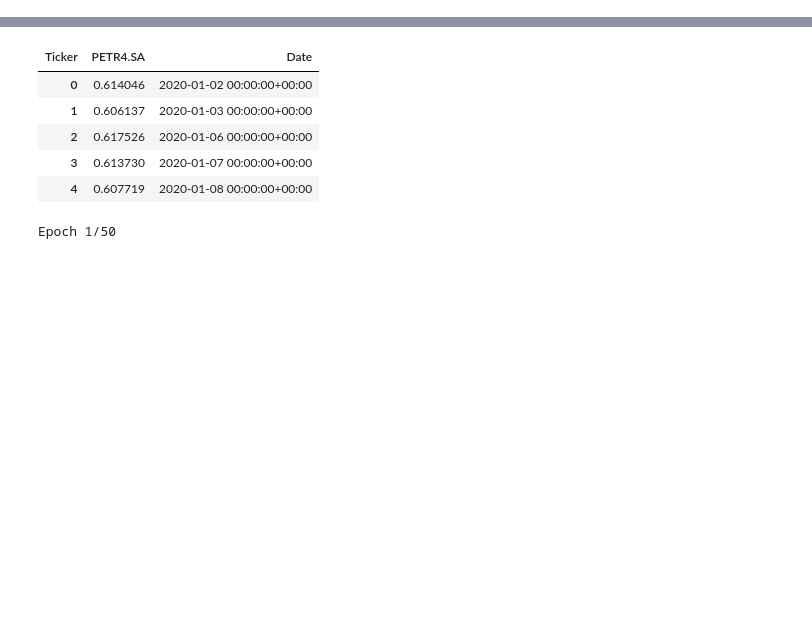
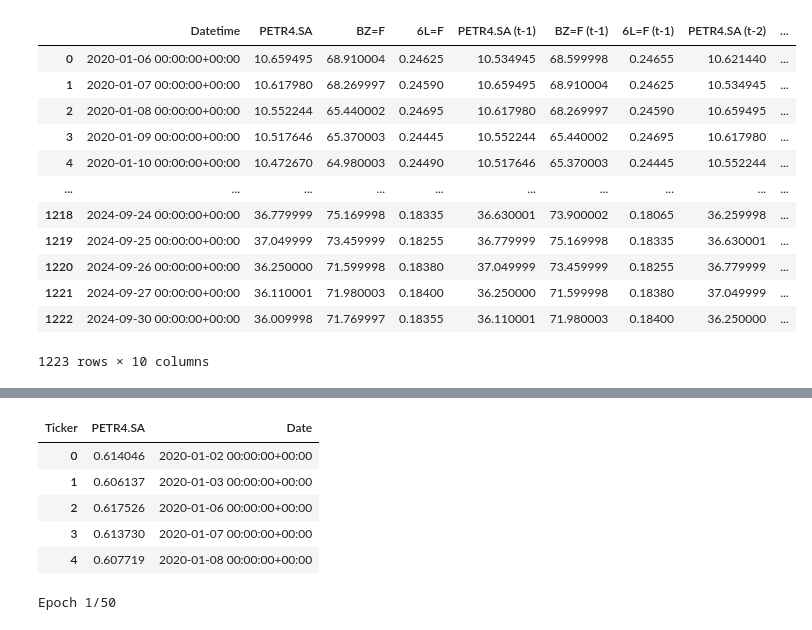
Before and after one commit to tmnds/tech_challenge_4, a Jupyter notebook: training_model/training_model_tf.ipynb, the cells around one changed output, grey strips where cells are left out. Cells and saved outputs as stored; diff of their text form; code cells hidden in the pictures; blank space fills up the shorter version.

```diff
--- a/training_model/training_model_tf.ipynb
+++ b/training_model/training_model_tf.ipynb
@@ -46,13 +46,15 @@ def get_finance_df(
 # from feature_engineering import get_finance_df
 
 # Load dataset
-company = ['PETR4.SA', 'BZ=F', '6L=F']
-# company = 'PETR4.SA'
+company_inputs = ['PETR4.SA', 'BZ=F', '6L=F']
+company_output = 'PETR4.SA'
 end_date = '2024-10-01'
 start_date = '2020-01-01'
 stock_var = 'Adj Close'
 
-df = get_finance_df(company, start_date, end_date, stock_var)
+df = get_finance_df(company_inputs, start_date, end_date, stock_var)
+df = df.fillna(0)
+# df = df.dropna()
 
 print(df)
 # %% [output]
@@ -73,0 +111,23 @@ print(df)
+# %%
+horizon = 3
+lags = range(1,horizon)
+
+df_lag = pd.concat([df[company_inputs].shift(t).add_suffix(f" (t-{t})") for t in lags], axis=1)
+
+df_lag_full = pd.concat([df, df_lag], axis=1)
+# %%
+df_lag_full.dropna().reset_index(drop=True)
+# %% [output]
+|  | Datetime | PETR4.SA | BZ=F | 6L=F | PETR4.SA (t-1) | BZ=F (t-1) | 6L=F (t-1) | PETR4.SA (t-2) | ... |
+| 0 | 2020-01-06 00:00:00+00:00 | 10.659495 | 68.910004 | 0.24625 | 10.534945 | 68.599998 | 0.24655 | 10.621440 | ... |
+| 1 | 2020-01-07 00:00:00+00:00 | 10.617980 | 68.269997 | 0.24590 | 10.659495 | 68.910004 | 0.24625 | 10.534945 | ... |
+| 2 | 2020-01-08 00:00:00+00:00 | 10.552244 | 65.440002 | 0.24695 | 10.617980 | 68.269997 | 0.24590 | 10.659495 | ... |
+| 3 | 2020-01-09 00:00:00+00:00 | 10.517646 | 65.370003 | 0.24445 | 10.552244 | 65.440002 | 0.24695 | 10.617980 | ... |
+| 4 | 2020-01-10 00:00:00+00:00 | 10.472670 | 64.980003 | 0.24490 | 10.517646 | 65.370003 | 0.24445 | 10.552244 | ... |
+| ... | ... | ... | ... | ... | ... | ... | ... | ... | ... |
+| 1218 | 2024-09-24 00:00:00+00:00 | 36.779999 | 75.169998 | 0.18335 | 36.630001 | 73.900002 | 0.18065 | 36.259998 | ... |
+| 1219 | 2024-09-25 00:00:00+00:00 | 37.049999 | 73.459999 | 0.18255 | 36.779999 | 75.169998 | 0.18335 | 36.630001 | ... |
+| 1220 | 2024-09-26 00:00:00+00:00 | 36.250000 | 71.599998 | 0.18380 | 37.049999 | 73.459999 | 0.18255 | 36.779999 | ... |
+| 1221 | 2024-09-27 00:00:00+00:00 | 36.110001 | 71.980003 | 0.18400 | 36.250000 | 71.599998 | 0.18380 | 37.049999 | ... |
+| 1222 | 2024-09-30 00:00:00+00:00 | 36.009998 | 71.769997 | 0.18355 | 36.110001 | 71.980003 | 0.18400 | 36.250000 | ... |
+1223 rows × 10 columns
```
Also changed, not shown: parts of 9 cells of this notebook.
